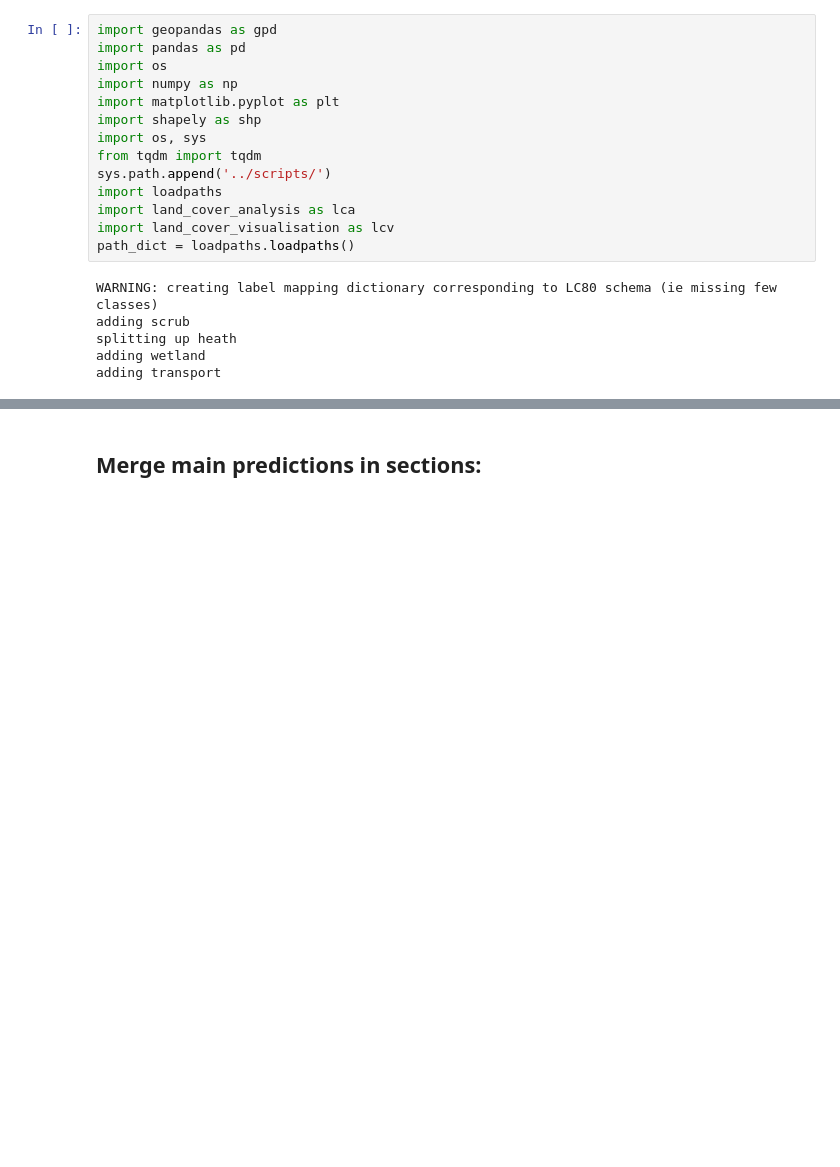
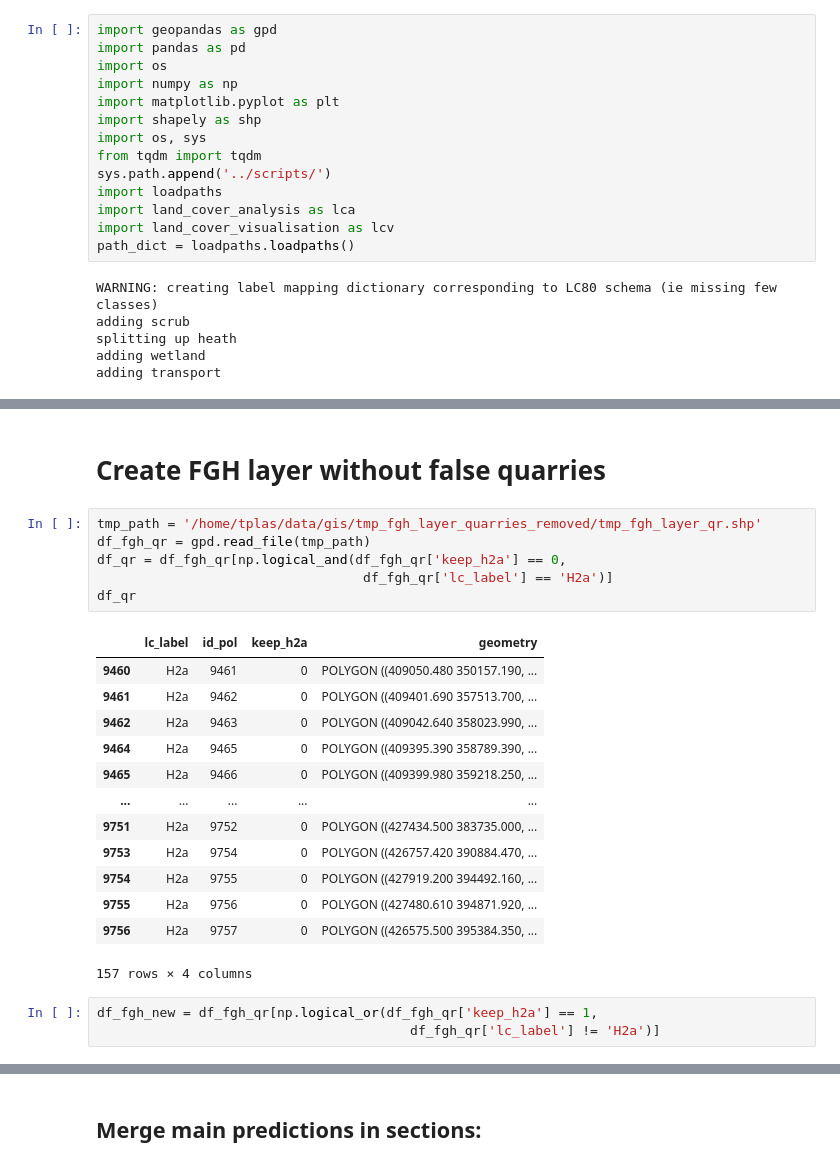
Before and after one commit to pdnpa/cnn-land-cover, a Jupyter notebook: notebooks/Create grids for merger.ipynb, the cells around one changed output, grey strips where cells are left out. Drawn from its saved outputs; the diff is of its cells as text; blank space fills up the shorter version.

```diff
--- a/notebooks/Create grids for merger.ipynb
+++ b/notebooks/Create grids for merger.ipynb
@@ -23,0 +35,25 @@ adding transport
+# %% [markdown]
+# Create FGH layer without false quarries
+# %%
+tmp_path = '/home/tplas/data/gis/tmp_fgh_layer_quarries_removed/tmp_fgh_layer_qr.shp'
+df_fgh_qr = gpd.read_file(tmp_path)
+df_qr = df_fgh_qr[np.logical_and(df_fgh_qr['keep_h2a'] == 0,
+                                  df_fgh_qr['lc_label'] == 'H2a')]
+df_qr
+# %% [output]
+|  | lc_label | id_pol | keep_h2a | geometry |
+| 9460 | H2a | 9461 | 0 | POLYGON ((409050.480 350157.190, ... |
+| 9461 | H2a | 9462 | 0 | POLYGON ((409401.690 357513.700, ... |
+| 9462 | H2a | 9463 | 0 | POLYGON ((409042.640 358023.990, ... |
+| 9464 | H2a | 9465 | 0 | POLYGON ((409395.390 358789.390, ... |
+| 9465 | H2a | 9466 | 0 | POLYGON ((409399.980 359218.250, ... |
+| ... | ... | ... | ... | ... |
+| 9751 | H2a | 9752 | 0 | POLYGON ((427434.500 383735.000, ... |
+| 9753 | H2a | 9754 | 0 | POLYGON ((426757.420 390884.470, ... |
+| 9754 | H2a | 9755 | 0 | POLYGON ((427919.200 394492.160, ... |
+| 9755 | H2a | 9756 | 0 | POLYGON ((427480.610 394871.920, ... |
+| 9756 | H2a | 9757 | 0 | POLYGON ((426575.500 395384.350, ... |
+157 rows × 4 columns
+# %%
+df_fgh_new = df_fgh_qr[np.logical_or(df_fgh_qr['keep_h2a'] == 1,
+                                        df_fgh_qr['lc_label'] != 'H2a')]
```
Also changed, not shown: parts of 12 cells of this notebook.
